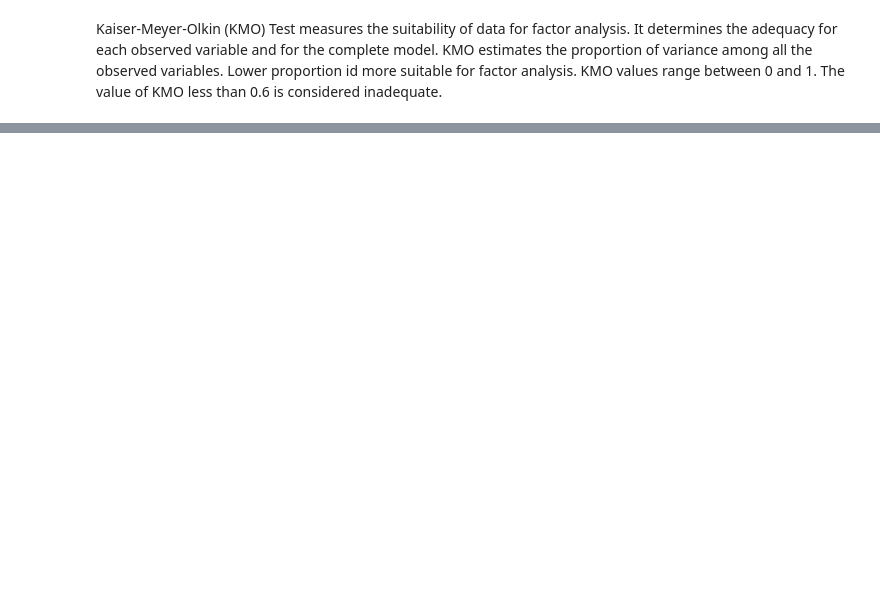
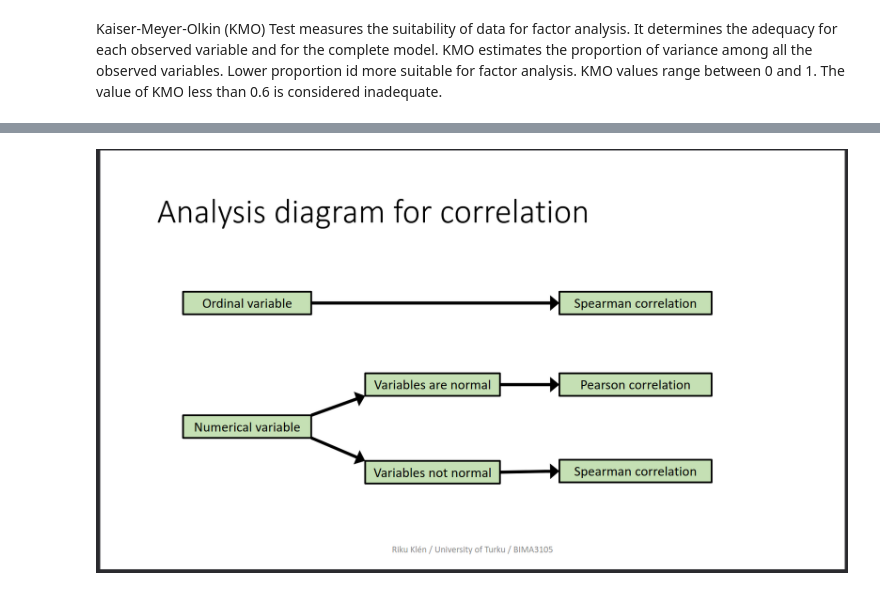
Before and after one commit to heinohen/household_habits_SDA, a Jupyter notebook: habits.ipynb, the cells around one changed output, grey strips where cells are left out. Saved outputs shown, nothing was run; the diff lists cells and outputs as text; code cells hidden in the pictures; blank space fills up the shorter version.

```diff
--- a/habits.ipynb
+++ b/habits.ipynb
@@ -400,0 +442,4 @@ dtype: float64
+# %%
+Image('images/correlation.png')
+# %% [output]
+[figure, added]
```
Also changed, not shown: parts of 21 cells of this notebook, 2 other files.
